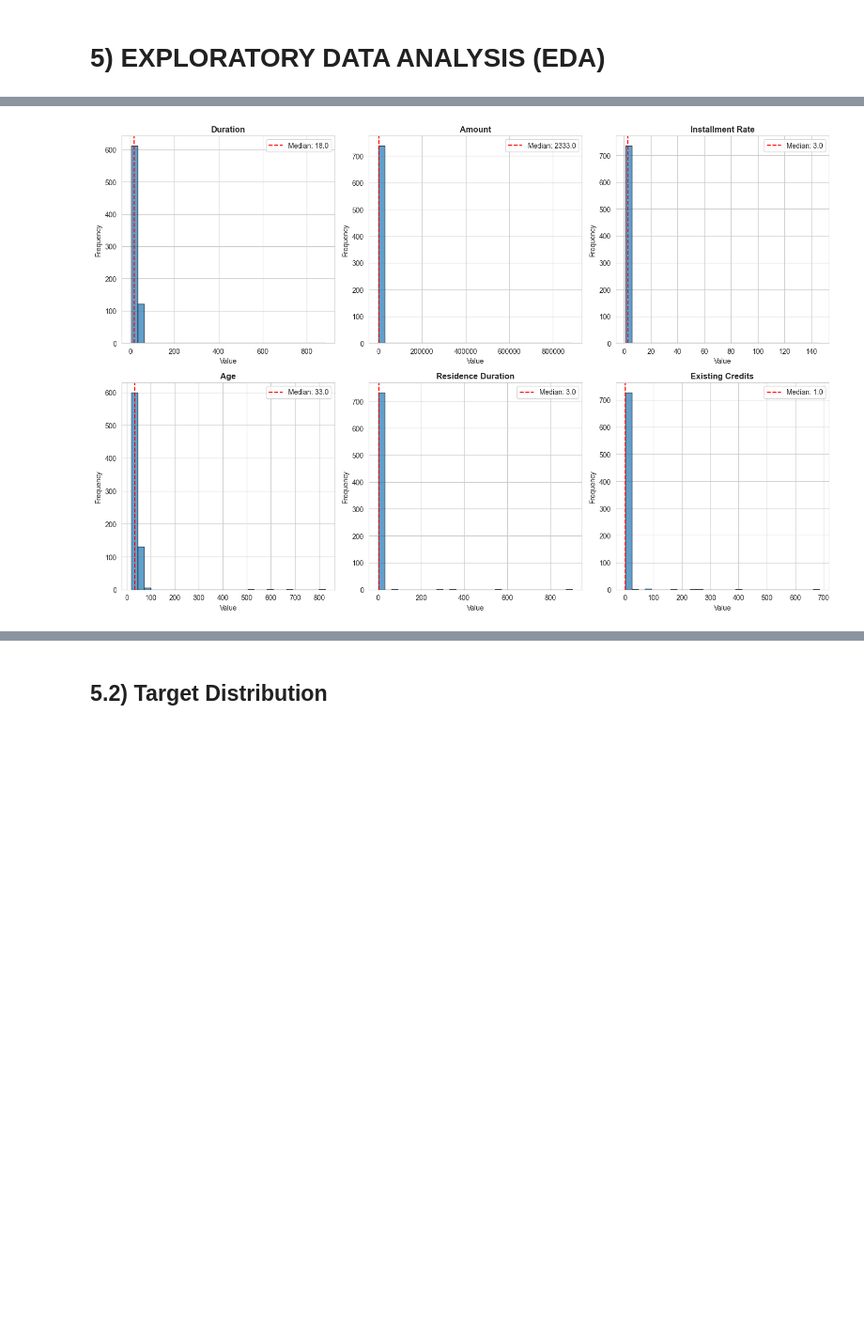
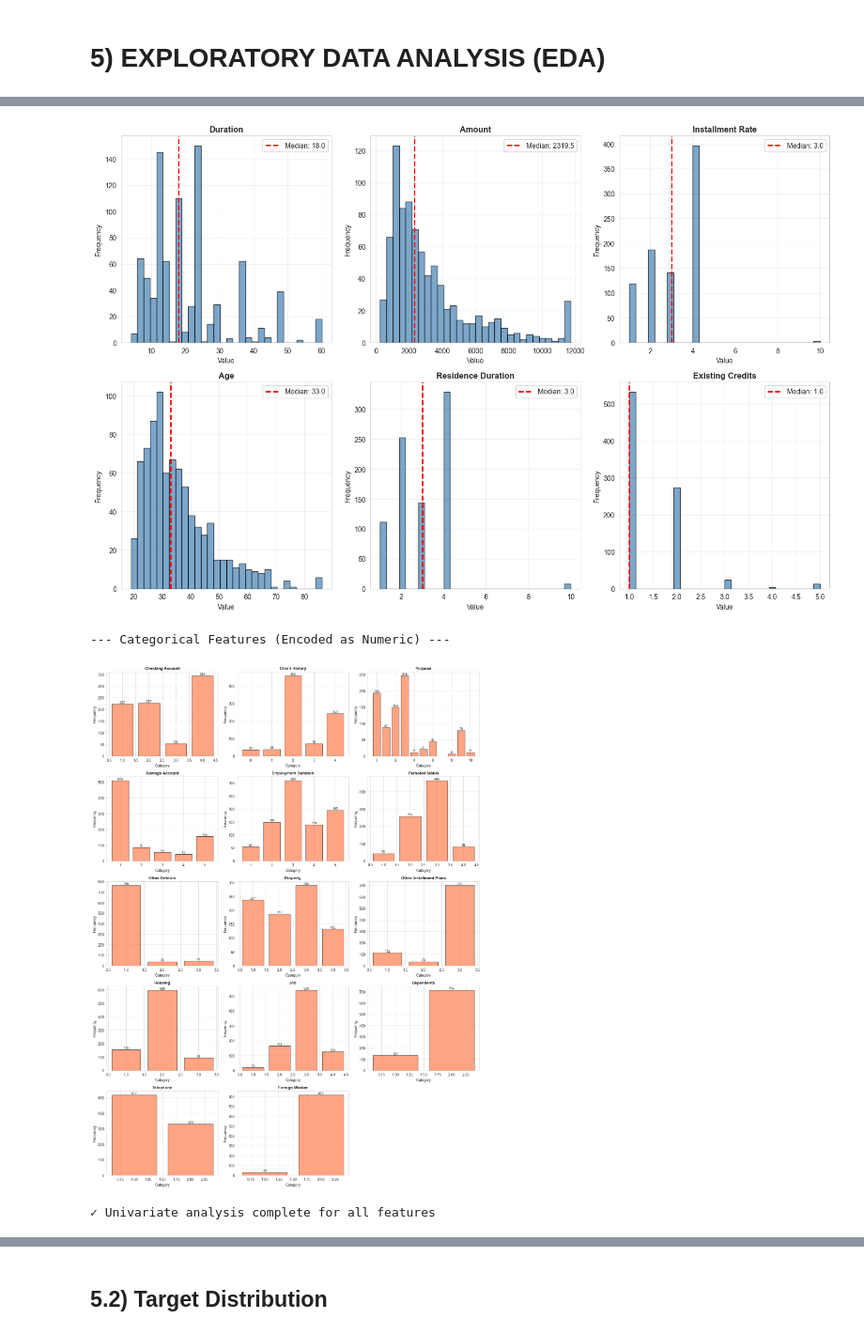
Before and after one commit to AlejandroDiaz10/MLOps, a Jupyter notebook: Fase1/Equipo34_Fase1-ale.ipynb, the cells around one changed output, grey strips where cells are left out. Shown: that part at 94% size. Saved outputs shown, nothing was run; the diff lists cells and outputs as text; code cells hidden in the pictures; blank space fills up the shorter version.

```diff
--- a/Fase1/Equipo34_Fase1-ale.ipynb
+++ b/Fase1/Equipo34_Fase1-ale.ipynb
@@ -222,0 +327,9 @@ Name: count, dtype: int64
+# %%
+print("[3.6] Duplicate Detection\n")
+
+duplicates = df.duplicated().sum()
+if duplicates > 0:
+    df = df.drop_duplicates()
+    print(f"  ✓ Removed {duplicates} duplicate rows")
+else:
+    print(f"  ✓ No duplicates found")
@@ -255,27 +488,68 @@ except FileNotFoundError:
 # %%
-print("\n[5.1] Univariate Analysis - Numerical Variables")
+print("\n[5.1] Univariate Analysis - All Features")
 
-# Key numeric features
-numeric_features = ['duration', 'amount', 'installment_rate', 'age',
-                   'residence_duration', 'existing_credits']
+# Separate feature types for better visualization
+continuous_features = ['duration', 'amount', 'installment_rate', 'age',
+                      'residence_duration', 'existing_credits']
 
-# Descriptive statistics
-display(df[numeric_features].describe().round(2))
+categorical_features = [col for col in df.select_dtypes(include=[np.number]).columns
+                       if col not in continuous_features and col != 'credit_risk']
 
-# Visualize distributions
+print(f"\nContinuous/Count Features: {len(continuous_features)}")
+print(f"Categorical Features (encoded): {len(categorical_features)}")
+
+# --- Part A: Continuous Features ---
+print("\n--- Continuous Features Statistics ---")
+display(df[continuous_features].describe().round(2))
+
+# Visualize continuous distributions
 fig, axes = plt.subplots(2, 3, figsize=(15, 10))
 axes = axes.flatten()
 
-for idx, col in enumerate(numeric_features):
-    axes[idx].hist(df[col], bins=30, edgecolor='black', alpha=0.7)
-    axes[idx].set_title(f'{col.replace("_", " ").title()}', fontweight='bold')
+for idx, col in enumerate(continuous_features):
+    axes[idx].hist(df[col], bins=30, edgecolor='black', alpha=0.7, color='steelblue')
+    axes[idx].set_title(f'{col.replace("_", " ").title()}', fontweight='bold', fontsize=12)
     axes[idx].set_xlabel('Value')
     axes[idx].set_ylabel('Frequency')
-    axes[idx].axvline(df[col].median(), color='red', linestyle='--',
+    axes[idx].axvline(df[col].median(), color='red', linestyle='--', linewidth=2,
                      label=f'Median: {df[col].median():.1f}')
     axes[idx].legend()
+    axes[idx].grid(True, alpha=0.3)
 
 plt.tight_layout()
-plt.savefig('outputs/figures/01_univariate_distributions.png', dpi=300, bbox_inches='tight')
+plt.savefig('outputs/figures/01_univariate_continuous.png', dpi=300, bbox_inches='tight')
 plt.show()
+
+# --- Part B: Categorical Features ---
+print("\n--- Categorical Features (Encoded as Numeric) ---")
+
+# Visualize categorical distributions (bar charts)
+n_categorical = len(categorical_features)
+n_rows = (n_categorical + 2) // 3  # Ceiling division
+fig, axes = plt.subplots(n_rows, 3, figsize=(15, n_rows * 4))
+axes = axes.flatten()
+
+for idx, col in enumerate(categorical_features):
+    value_counts = df[col].value_counts().sort_index()
+    axes[idx].bar(value_counts.index, value_counts.values,
+                 edgecolor='black', alpha=0.7, color='coral')
+    axes[idx].set_title(f'{col.replace("_", " ").title()}', fontweight='bold', fontsize=11)
+    axes[idx].set_xlabel('Category')
+    axes[idx].set_ylabel('Frequency')
+    axes[idx].grid(True, alpha=0.3, axis='y')
+
+    # Add value labels on bars
+    for i, v in enumerate(value_counts.values):
+        axes[idx].text(value_counts.index[i], v + max(value_counts.values)*0.01,
+                      str(v), ha='center', fontsize=9)
+
+# Remove empty subplots
+for idx in range(n_categorical, len(axes)):
+    fig.delaxes(axes[idx])
+
+plt.tight_layout()
+plt.savefig('outputs/figures/01_univariate_categorical.png', dpi=300, bbox_inches='tight')
+plt.show()
+
+print("\n✓ Univariate analysis complete for all features")
 # %% [output]
@@ -292 +571,4 @@ plt.show()
-[figure, old version]
+[figure, new version]
+--- Categorical Features (Encoded as Numeric) ---
+[figure, added]
+✓ Univariate analysis complete for all features
```
Also changed, not shown: parts of 29 cells of this notebook, 13 other files.
